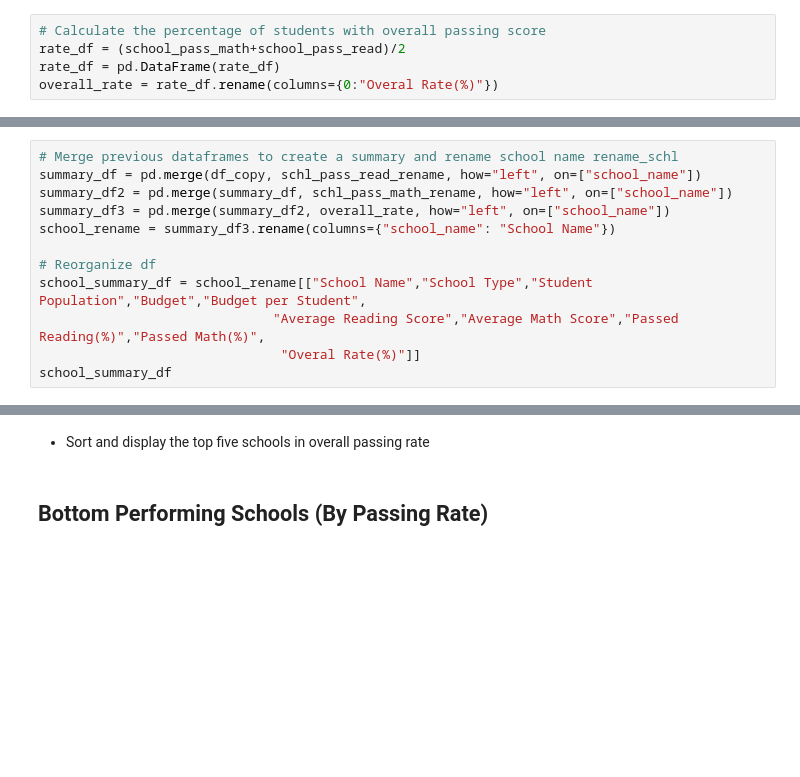
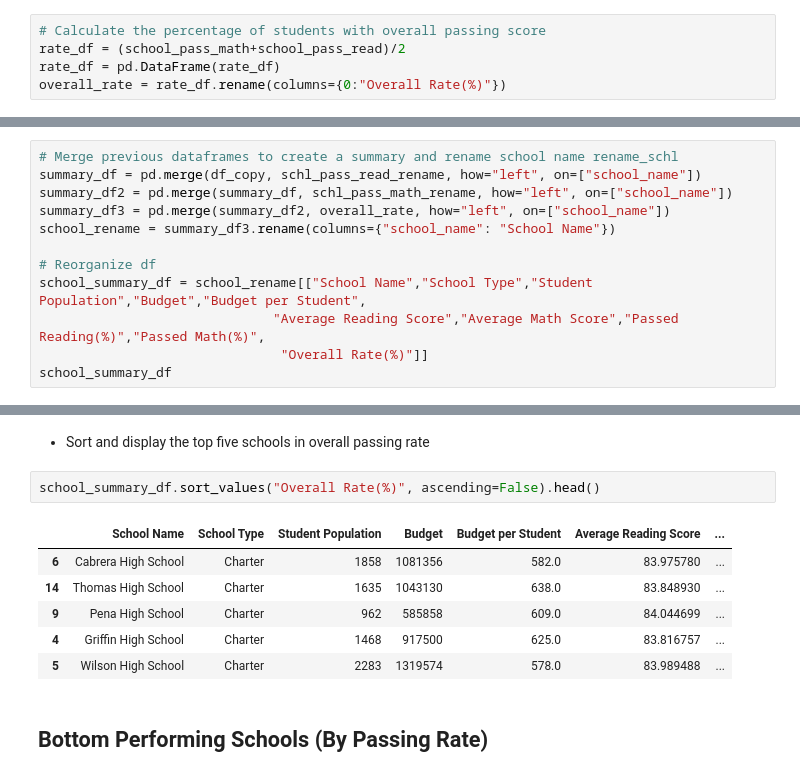
Before and after one commit to Tam-ala/Game-and-School-Stats-with-Pandas, a Jupyter notebook: PyCitySchools/PyCitySchools_Complete.ipynb, the cells around one changed output, grey strips where cells are left out. Cells and saved outputs as stored; diff of their text form; blank space fills up the shorter version.

Commit message:
added top and bottom schools

```diff
--- a/PyCitySchools/PyCitySchools_Complete.ipynb
+++ b/PyCitySchools/PyCitySchools_Complete.ipynb
@@ -201,7 +201,7 @@ schl_pass_math_rename = schl_pass_math_df.rename(columns={0:"Passed Math(%)"})
 # Calculate the percentage of students with overall passing score
 rate_df = (school_pass_math+school_pass_read)/2
 rate_df = pd.DataFrame(rate_df)
-overall_rate = rate_df.rename(columns={0:"Overal Rate(%)"})
+overall_rate = rate_df.rename(columns={0:"Overall Rate(%)"})
 # %% [markdown]
 ### School Summary DataFrame
 # %%
@@ -214,7 +214,7 @@ school_rename = summary_df3.rename(columns={"school_name": "School Name"})
 # Reorganize df
 school_summary_df = school_rename[["School Name","School Type","Student Population","Budget","Budget per Student",
                               "Average Reading Score","Average Math Score","Passed Reading(%)","Passed Math(%)",
-                               "Overal Rate(%)"]]
+                               "Overall Rate(%)"]]
 school_summary_df
 # %% [output]
 |  | School Name | School Type | Student Population | Budget | Budget per Student | Average Reading Score | ... |
@@ -237,6 +237,15 @@ school_summary_df
 ## Top Performing Schools (By Passing Rate)
 # %% [markdown]
 * Sort and display the top five schools in overall passing rate
+# %%
+school_summary_df.sort_values("Overall Rate(%)", ascending=False).head()
+# %% [output]
+|  | School Name | School Type | Student Population | Budget | Budget per Student | Average Reading Score | ... |
+| 6 | Cabrera High School | Charter | 1858 | 1081356 | 582.0 | 83.975780 | ... |
+| 14 | Thomas High School | Charter | 1635 | 1043130 | 638.0 | 83.848930 | ... |
+| 9 | Pena High School | Charter | 962 | 585858 | 609.0 | 84.044699 | ... |
+| 4 | Griffin High School | Charter | 1468 | 917500 | 625.0 | 83.816757 | ... |
+| 5 | Wilson High School | Charter | 2283 | 1319574 | 578.0 | 83.989488 | ... |
 # %% [markdown]
 ## Bottom Performing Schools (By Passing Rate)
 # %% [markdown]
```
Also changed, not shown: parts of 1 cell of this notebook.
